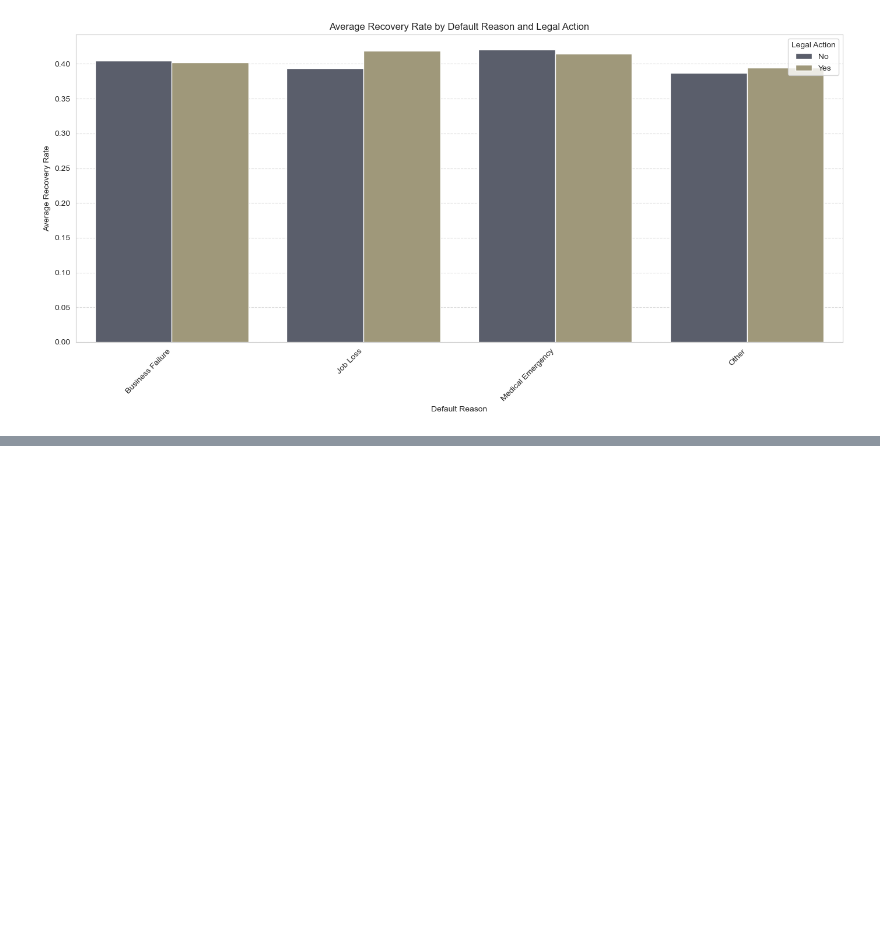
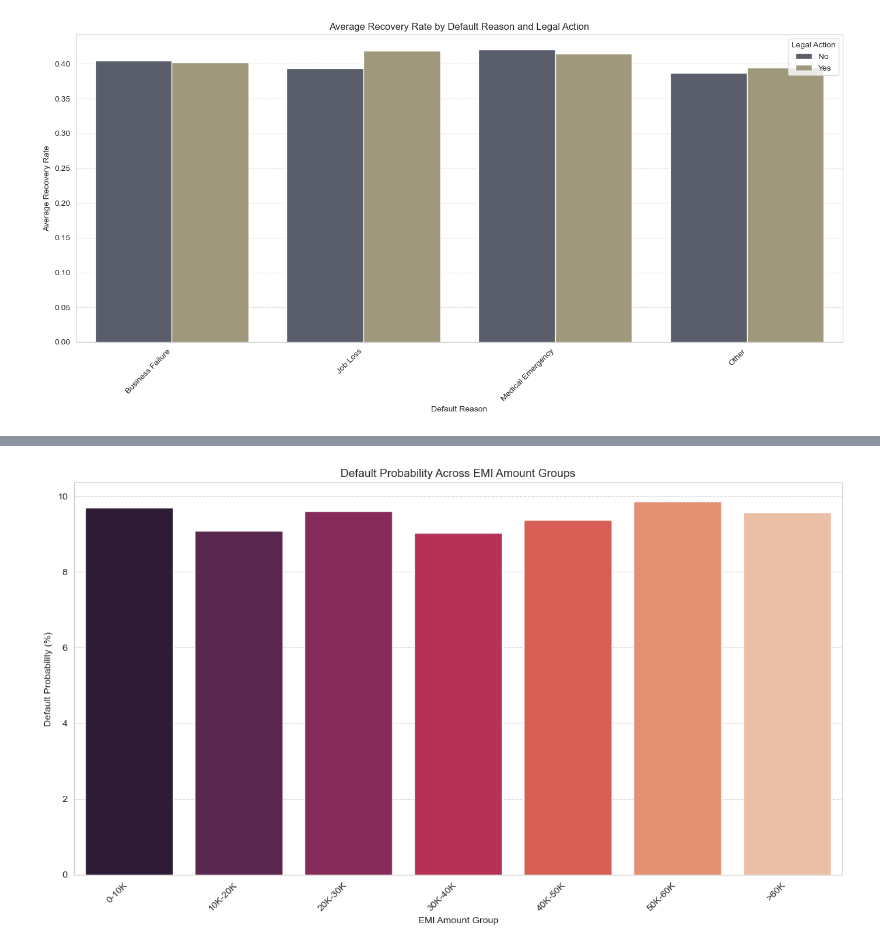
Before and after one commit to nisithasadangi/hv_assignment_28M_12A, a Jupyter notebook: assignment.ipynb, the cells around one changed output, grey strips where cells are left out. Drawn from its saved outputs; the diff is of its cells as text; code cells hidden in the pictures; blank space fills up the shorter version.

Commit message:
EMI Analysis

```diff
--- a/assignment.ipynb
+++ b/assignment.ipynb
@@ -1102,0 +1108,20 @@ plt.show()
+# %%
+if 'Default_Flag' not in df_loans.columns:
+    df_loans['Default_Flag'] = df_loans['Loan_ID'].isin(df_defaults['Loan_ID']).astype(int)
+
+# Define EMI amount bins and labels
+emi_bins = [0, 10000, 20000, 30000, 40000, 50000, 60000, np.inf] # Adjust bins as needed
+emi_labels = ['0-10K', '10K-20K', '20K-30K', '30K-40K', '40K-50K', '50K-60K', '>60K']
+
+# Create EMI_Group column
+df_loans['EMI_Group'] = pd.cut(df_loans['EMI_Amount'], bins=emi_bins, labels=emi_labels, right=False)
+
+# Calculate default count and total loans per EMI group
+emi_default_analysis = df_loans.groupby('EMI_Group', observed=False)['Default_Flag'].agg(['sum', 'count']).reset_index()
+emi_default_analysis.columns = ['EMI_Group', 'Defaults', 'Total_Loans']
+
+# Calculate Default Probability
+emi_default_analysis['Default_Probability'] = (emi_default_analysis['Defaults'] / emi_default_analysis['Total_Loans']) * 100
+
+print('Default Probability by EMI Group:')
+display(emi_default_analysis)
@@ -1102,0 +1138,12 @@ plt.show()
+# %%
+plt.figure(figsize=(12, 7))
+sns.barplot(x='EMI_Group', y='Default_Probability', hue='EMI_Group', data=emi_default_analysis, palette='rocket', legend=False)
+plt.title('Default Probability Across EMI Amount Groups')
+plt.xlabel('EMI Amount Group')
+plt.ylabel('Default Probability (%)')
+plt.xticks(rotation=45, ha='right')
+plt.grid(axis='y', linestyle='--', alpha=0.7)
+plt.tight_layout()
+plt.show()
+# %% [output]
+[figure, added]
```
Also changed, not shown: parts of 4 cells of this notebook.
